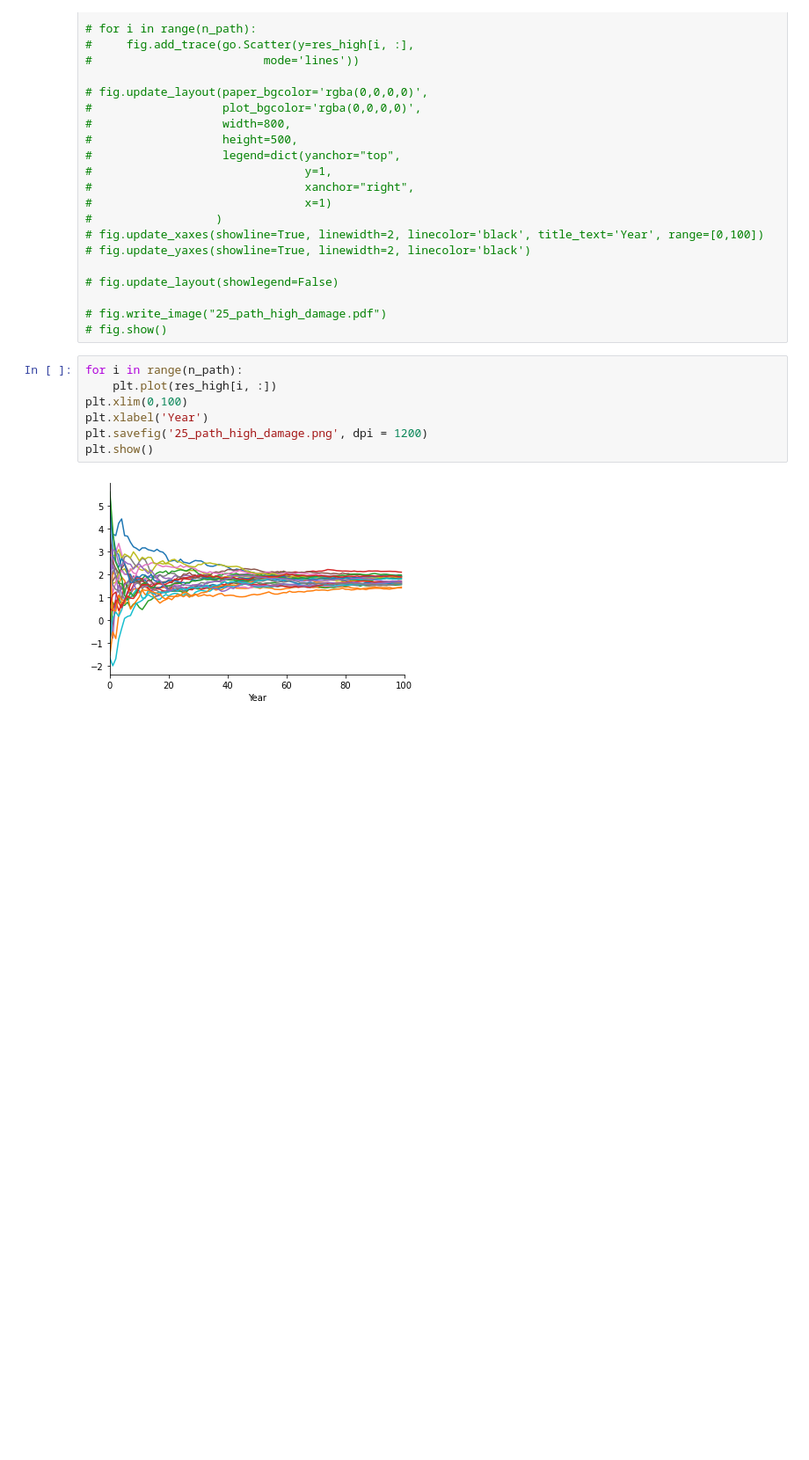
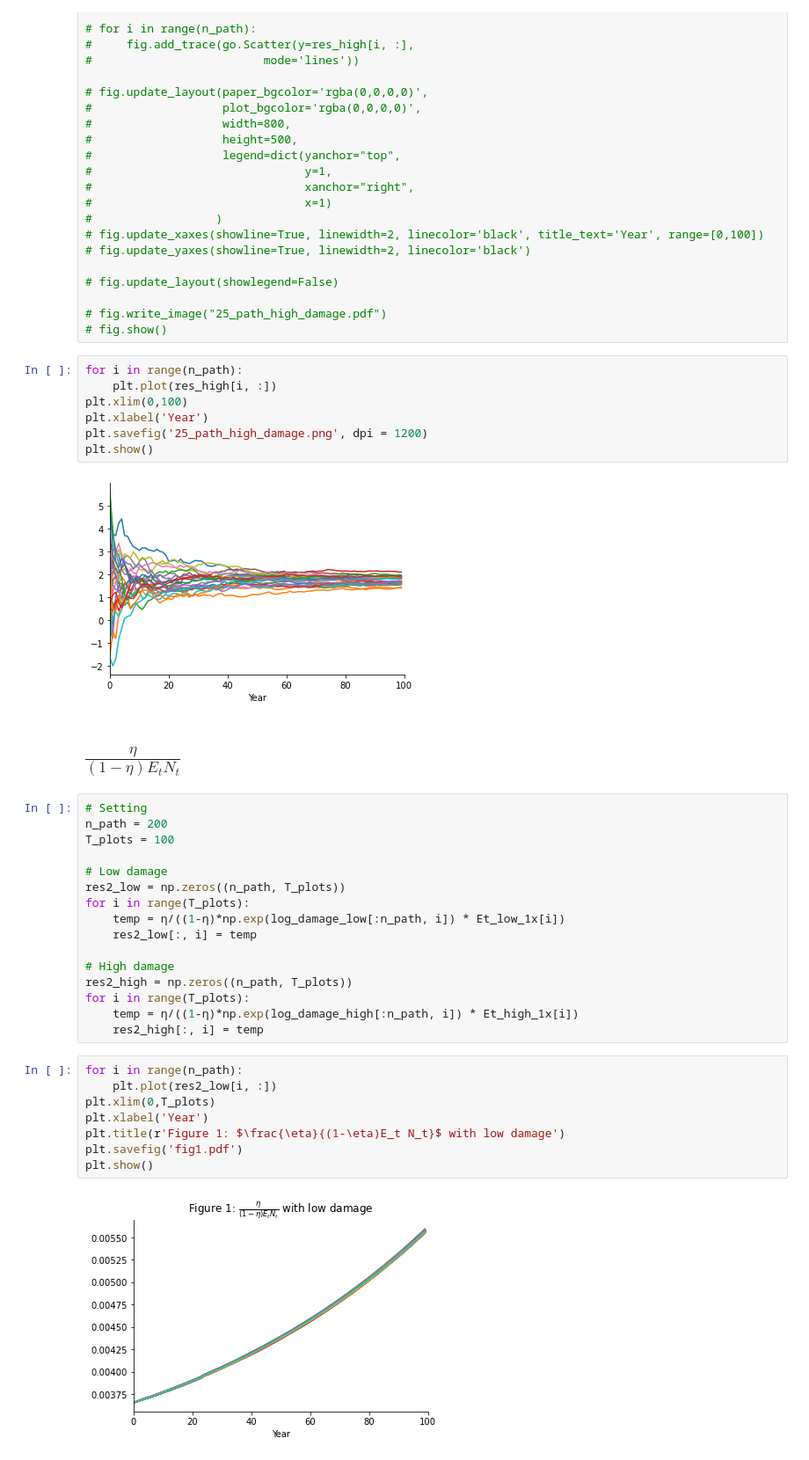
Before and after one commit to lphansen/ClimateUncertaintySpillover, a Jupyter notebook: notebook/paper_plots.ipynb, the cells around one changed output. Shown at 88% size. Cells and saved outputs as stored; diff of their text form; blank space fills up the shorter version.

```diff
--- a/notebook/paper_plots.ipynb
+++ b/notebook/paper_plots.ipynb
@@ -394,3 +416,31 @@ plt.savefig('25_path_high_damage.png', dpi = 1200)
 plt.show()
 # %% [output]
 [figure]
+# %% [markdown]
+## ${\frac \eta {(1-\eta) E_t N_t}}$
+# %%
+# Setting
+n_path = 200
+T_plots = 100
+
+# Low damage
+res2_low = np.zeros((n_path, T_plots))
+for i in range(T_plots):
+    temp = η/((1-η)*np.exp(log_damage_low[:n_path, i]) * Et_low_1x[i])
+    res2_low[:, i] = temp
+
+# High damage
+res2_high = np.zeros((n_path, T_plots))
+for i in range(T_plots):
+    temp = η/((1-η)*np.exp(log_damage_high[:n_path, i]) * Et_high_1x[i])
+    res2_high[:, i] = temp
+# %%
+for i in range(n_path):
+    plt.plot(res2_low[i, :])
+plt.xlim(0,T_plots)
+plt.xlabel('Year')
+plt.title(r'Figure 1: $\frac{\eta}{(1-\eta)E_t N_t}$ with low damage')
+plt.savefig('fig1.pdf')
+plt.show()
+# %% [output]
+[figure, added]
```
Also changed, not shown: parts of 6 cells of this notebook, 10 other files.
